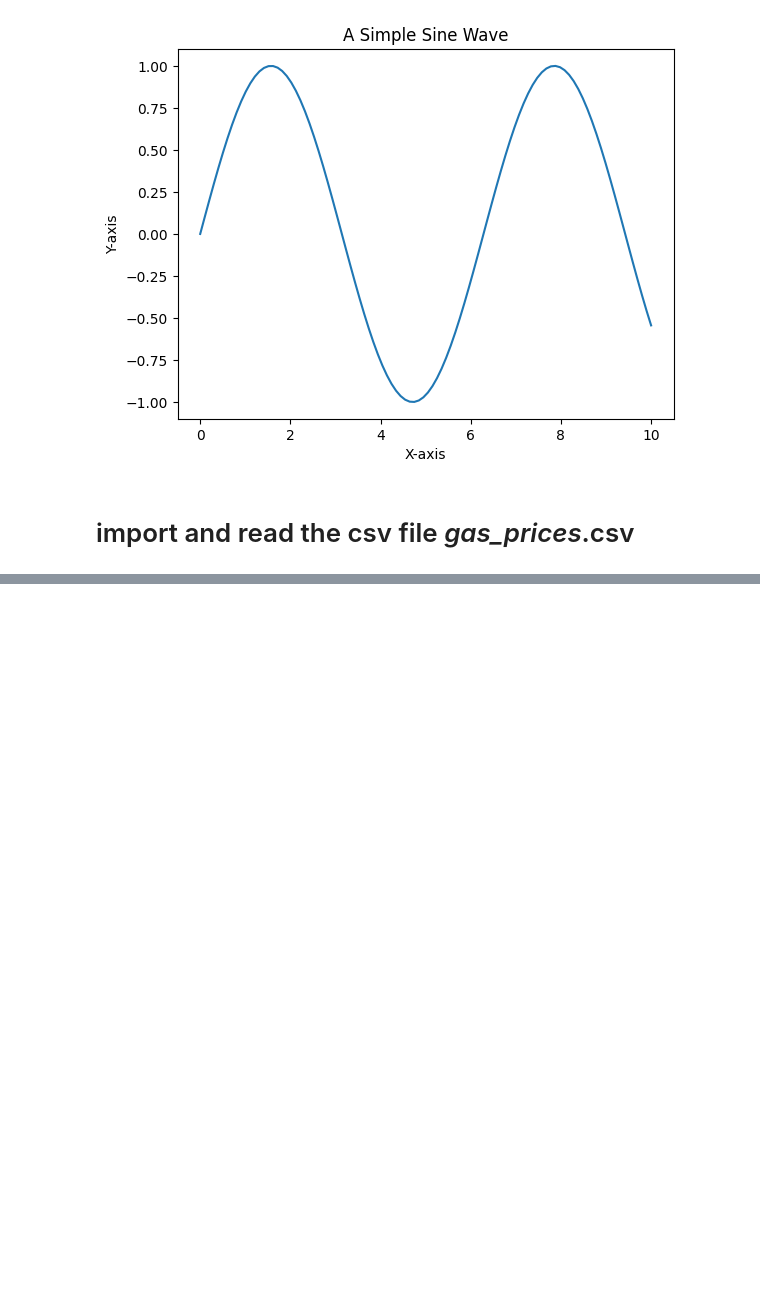
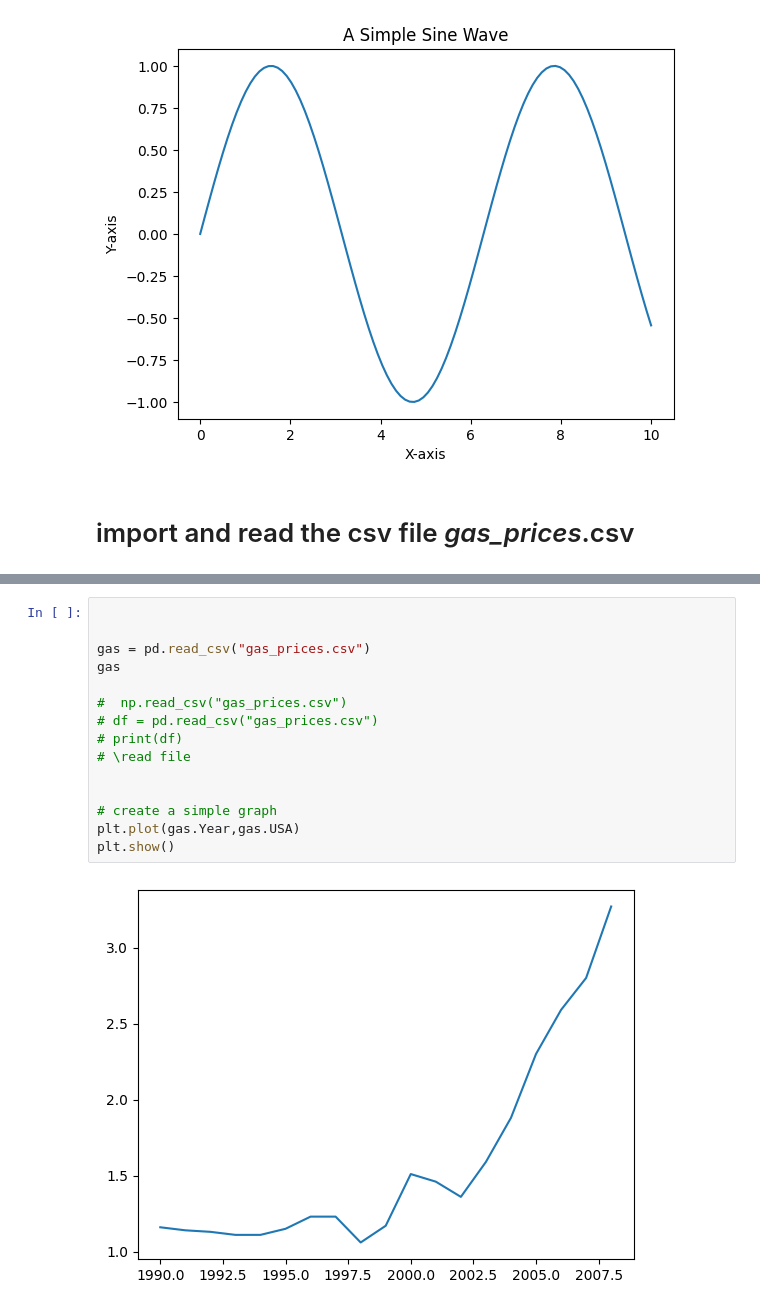
Before and after one commit to ankitaparasher04/numpy_panda_matlab_DataScience, a Jupyter notebook: matplotFile.ipynb, the cells around one changed output, grey strips where cells are left out. Drawn from its saved outputs; the diff is of its cells as text; blank space fills up the shorter version.

```diff
--- a/matplotFile.ipynb
+++ b/matplotFile.ipynb
@@ -145,0 +19,17 @@ gas_prices.csv  README.md  Untitled0.ipynb
+# %%
+
+
+gas = pd.read_csv("gas_prices.csv")
+gas
+
+#  np.read_csv("gas_prices.csv")
+# df = pd.read_csv("gas_prices.csv")
+# print(df)
+# \read file
+
+
+# create a simple graph
+plt.plot(gas.Year,gas.USA)
+plt.show()
+# %% [output]
+[figure, added]
```
Also changed, not shown: parts of 22 cells of this notebook.
